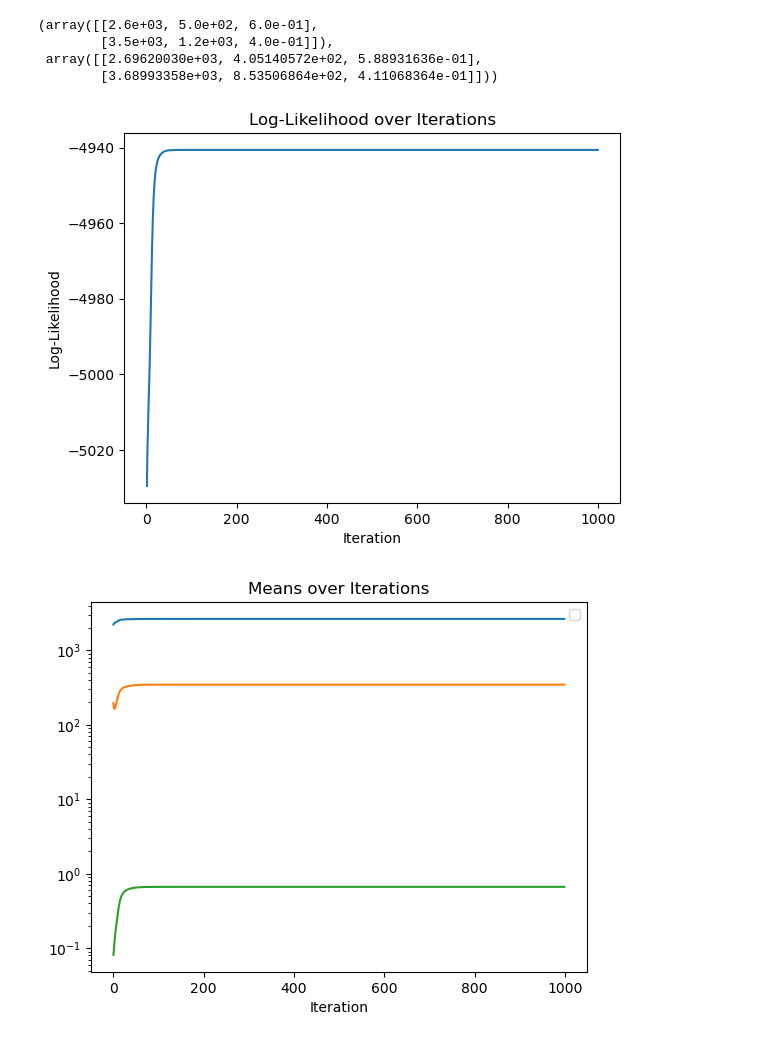
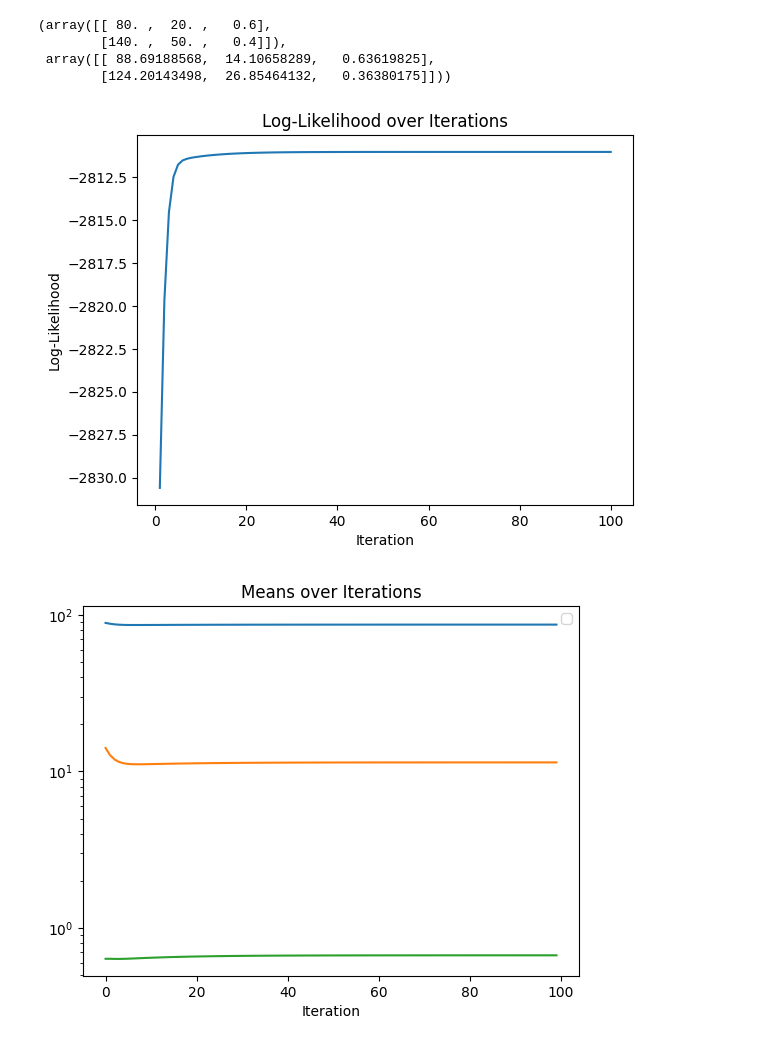
Before and after one commit to undertow515/123123, a Jupyter notebook: gmm_ex.ipynb, the cells around one changed output. Cells and saved outputs as stored; diff of their text form; code cells hidden in the pictures.

```diff
--- a/gmm_ex.ipynb
+++ b/gmm_ex.ipynb
@@ -10,17 +10,14 @@ df = df[["kst", "precip_mm"]]
 df["kst"] = pd.to_datetime(df["kst"])
 df.set_index("kst", inplace=True)
 df.fillna(0, inplace=True)
-df_monthly = df.resample("M").sum()
+df_monthly = df.resample("M").mean()
 
 window_d = 365 + 365
 df_daily_rolled = df.rolling(window=window_d).sum()
 df_monthly_rolled = df_monthly.rolling(window=window_d // 31).sum()
 
 
-fig, ax = plt.subplots(2, 1, figsize=(10, 6), sharex=True)
-
-df_daily_rolled["precip_mm"].plot(kind="hist", bins=100, ax=ax[0])
-df_monthly_rolled["precip_mm"].plot(kind="hist", bins=100, ax=ax[1])
+df_monthly_rolled["precip_mm"].plot(kind="hist", bins=100,)
 
 # are this histograms multi-modal or not?
 # what do you think?
@@ -47,8 +44,8 @@ import numpy as np
 
 
 params = np.full((2, 3), 0.0)
-params[0] = [2600, 500, 0.6]
-params[1] = [3500, 1200, 0.4]
+params[0] = [80, 20, 0.6]
+params[1] = [140, 50, 0.4]
 data = df_monthly_rolled["precip_mm"].dropna().values
 
 def gaussian(x, mean, std):
@@ -104,53 +101,53 @@ def m_step(data, responsibilities, n_components=2):
 updated_params = m_step(data, responsibilities)
 params, updated_params
 # %% [output]
-(array([[2.6e+03, 5.0e+02, 6.0e-01],
-        [3.5e+03, 1.2e+03, 4.0e-01]]),
- array([[2.69620030e+03, 4.05140572e+02, 5.88931636e-01],
-        [3.68993358e+03, 8.53506864e+02, 4.11068364e-01]]))
+(array([[ 80. ,  20. ,   0.6],
+        [140. ,  50. ,   0.4]]),
+ array([[ 88.69188568,  14.10658289,   0.63619825],
+        [124.20143498,  26.85464132,   0.36380175]]))
 # %%
 # see the params are changing
 # now lets do the whole process iteratively
 # and trace the log-likelihood of our model
 log_likelihoods = []
-n_iterations = 1000
+n_iterations = 100
 params_trace = np.zeros((n_iterations, 2, 3))
 
 # we again, initialize the params
 params = np.full((2, 3), 0.0)
-params[0] = [1000, 500, 0.6]
-params[1] = [4000, 1200, 0.4]
+params[0] = [80, 20, 0.6]
+params[1] = [140, 50, 0.4]
 
 for i in range(n_iterations):
     responsibilities = e_step(data, params)
     # plot_responsibilities(data, responsibilities)
     params = m_step(data, responsibilities)
     # compute log-likelihood
     likelihood = np.zeros((data.shape[0], 2))
     for k in range(2):
         mean, std, weight = params[k]
         likelihood[:, k] = weight * gaussian(data, mean, std)
     params_trace[i] = params
     log_likelihood = np.log(likelihood.sum(axis=1)).sum()
     log_likelihoods.append(log_likelihood)
     # print(f"Iteration {i+1}, Log-Likelihood: {log_likelihood}, Params: {params}")
 
 plt.plot(range(1, n_iterations + 1), log_likelihoods)
 plt.xlabel("Iteration")
 plt.ylabel("Log-Likelihood")
 plt.title("Log-Likelihood over Iterations")
 plt.show()
 
 plt.plot(params_trace[:, 0, :])
 # plt.plot(params_trace[:, 1, :])
 plt.yscale("log")
 plt.xlabel("Iteration")
 plt.title("Means over Iterations")
 plt.legend()
 plt.show()
 # %% [output]
-[figure, old version]
+[figure, new version]
-[figure, old version]
+[figure, new version]
 # %%
 # gamma fitting and loglikelihood?
 from scipy.stats import gamma
```
Also changed, not shown: parts of 16 cells of this notebook.
